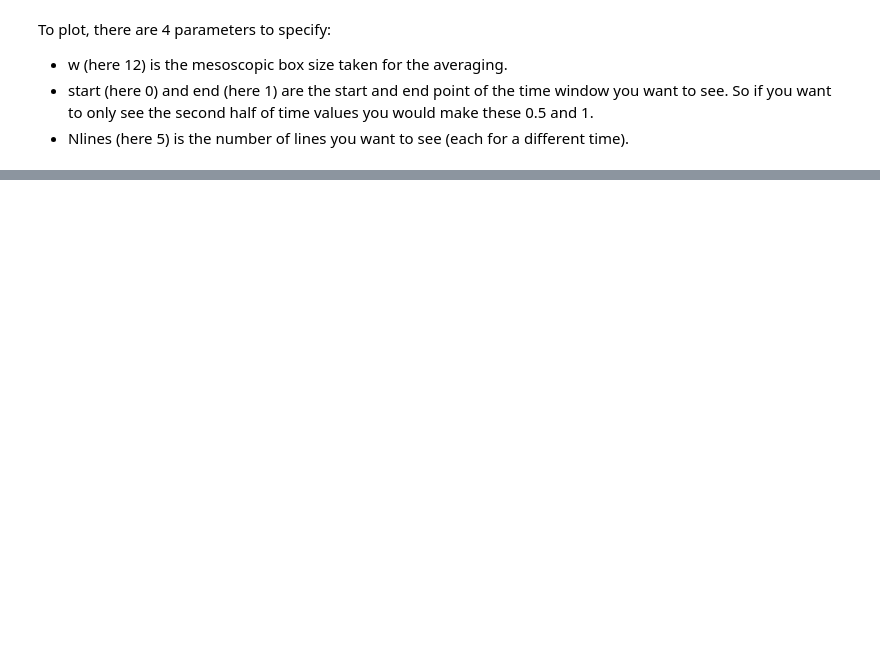
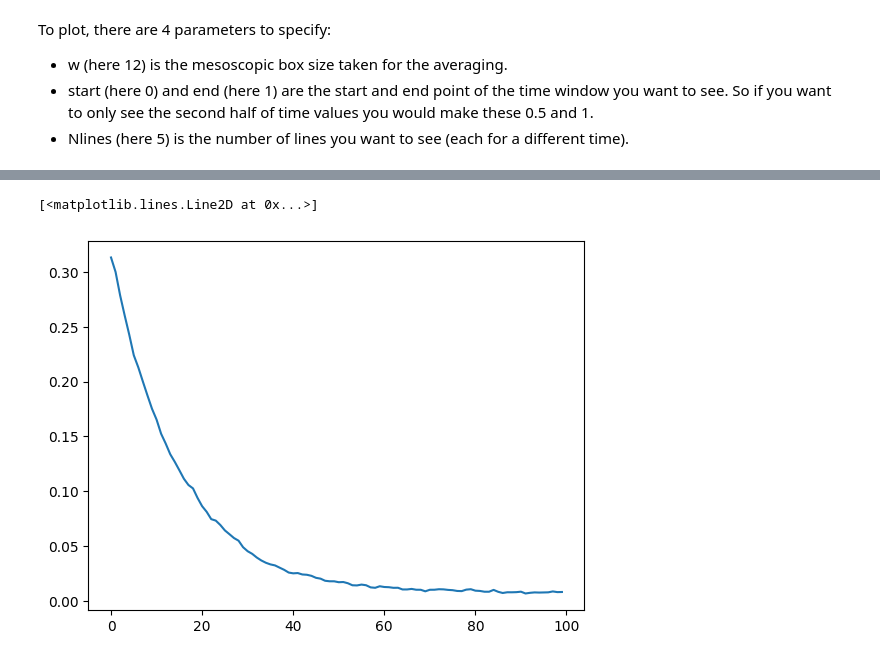
Before and after one commit to HappyTurtle99/Microscopic, a Jupyter notebook: visualize.ipynb, the cells around one changed output, grey strips where cells are left out. Drawn from its saved outputs; the diff is of its cells as text; code cells hidden in the pictures; blank space fills up the shorter version.

```diff
--- a/visualize.ipynb
+++ b/visualize.ipynb
@@ -19,0 +34,5 @@ plot_results(occupancies_t, tau_t, 12, 0.9, 1, Nlines=5)
+# %%
+plt.plot([np.var(occupancies_t[i, 2,:]) for i in range(occupancies_t.shape[0])])
+# %% [output]
+[<matplotlib.lines.Line2D at 0x...>]
+[figure, added]
```
Also changed, not shown: parts of 5 cells of this notebook, 14 other files.
